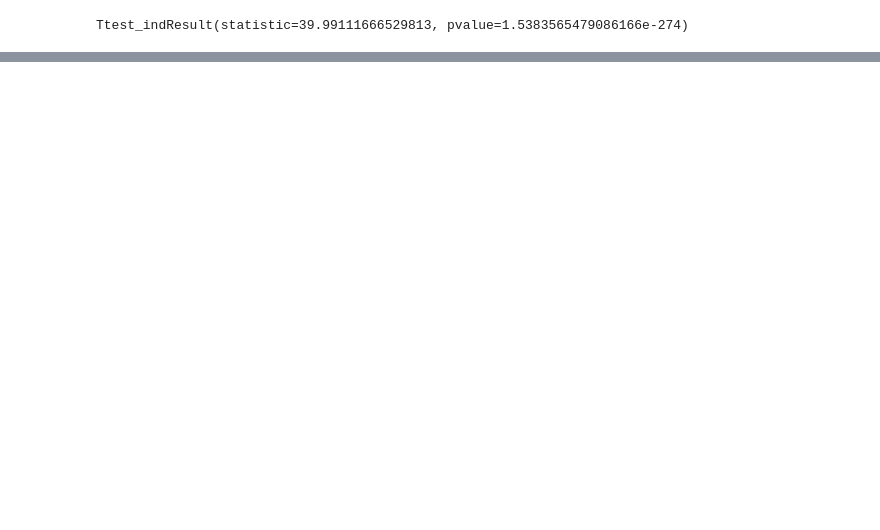
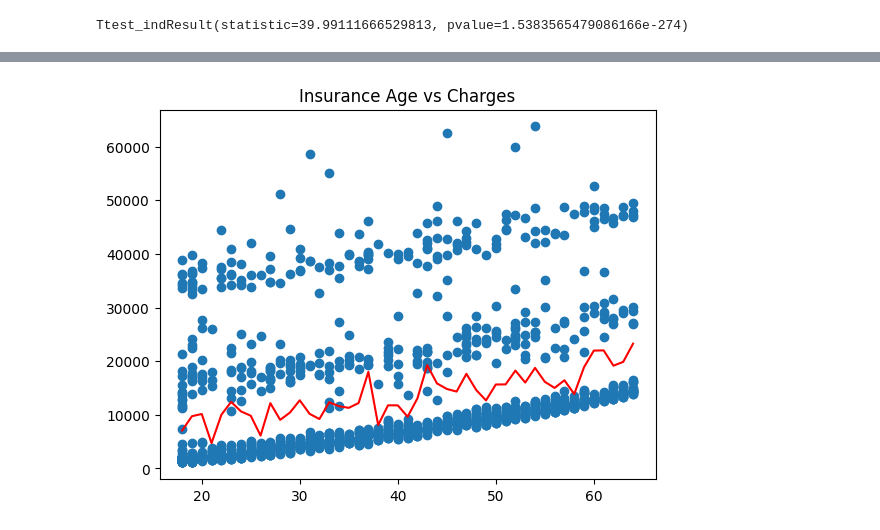
Before and after one commit to ron-ligsay/EDA, a Jupyter notebook: src/Learn EDA/Correlation and P_value_2.ipynb, the cells around one changed output, grey strips where cells are left out. Drawn from its saved outputs; the diff is of its cells as text; code cells hidden in the pictures; blank space fills up the shorter version.

```diff
--- a/src/Learn EDA/Correlation and P_value_2.ipynb
+++ b/src/Learn EDA/Correlation and P_value_2.ipynb
@@ -45,0 +71,10 @@ Ttest_indResult(statistic=39.99111666529813, pvalue=1.5383565479086166e-274)
+# %%
+import matplotlib.pyplot as plt
+
+plt.scatter(df.age, df.charges)
+plt.title('Insurance Age vs Charges')
+# add average line per age
+plt.plot(df.groupby('age').charges.mean(), color='red')
+plt.show()
+# %% [output]
+[figure, added]
```
Also changed, not shown: parts of 9 cells of this notebook.
